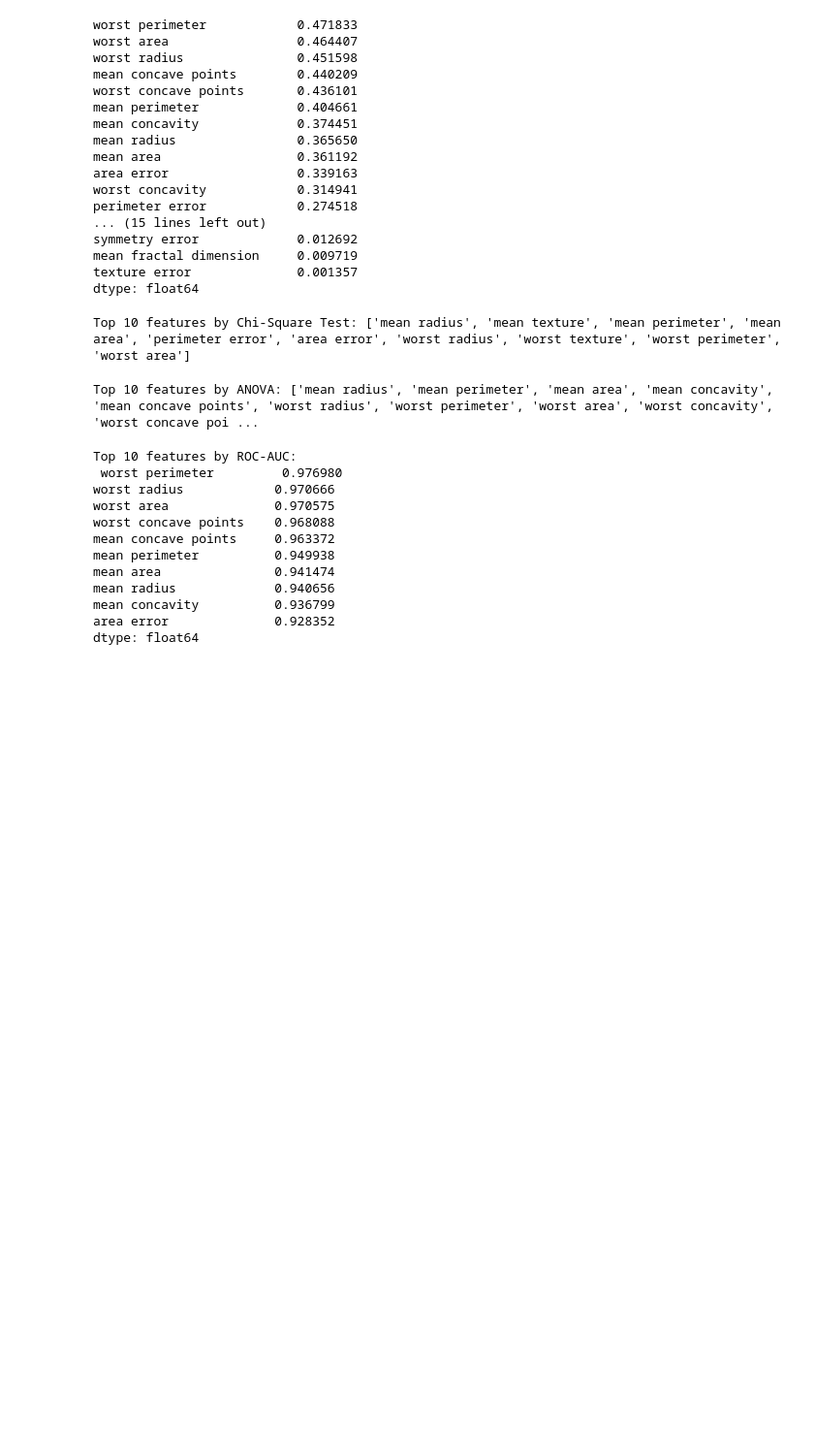
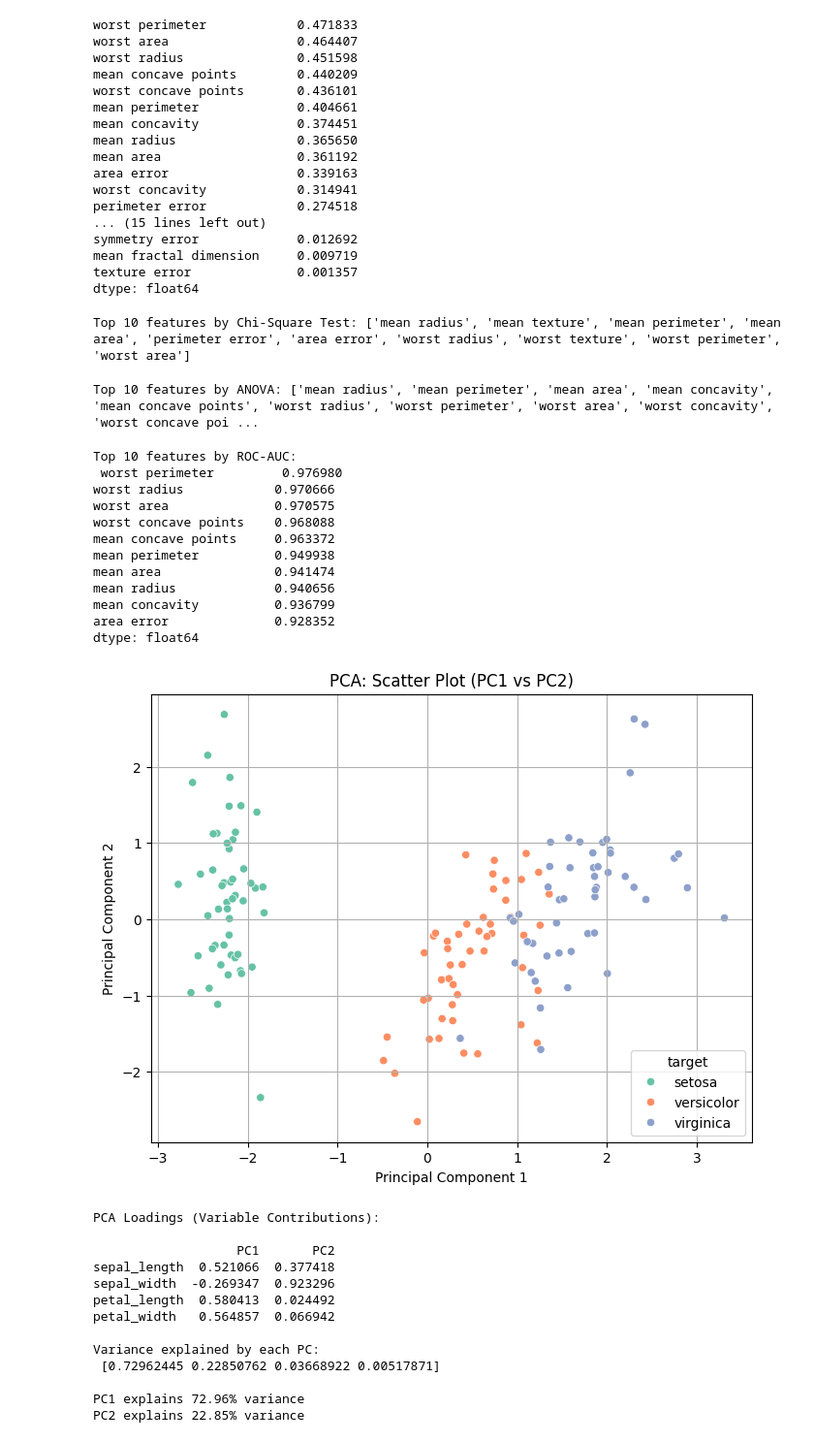
Before and after one commit to rajguru9889/ML_LAB, a Jupyter notebook: week_3&4.ipynb, the cells around one changed output. Shown: that part at 97% size. Cells and saved outputs as stored; diff of their text form; code cells hidden in the pictures; blank space fills up the shorter version.

```diff
--- a/week_3&4.ipynb
+++ b/week_3&4.ipynb
@@ -132,0 +143,47 @@ dtype: float64
+# %%
+df = sns.load_dataset("iris").dropna()
+
+X = df.select_dtypes(include=[np.number])
+scaler = StandardScaler()
+X_scaled = scaler.fit_transform(X)
+
+pca = PCA()
+X_pca = pca.fit_transform(X_scaled)
+
+pca_df = pd.DataFrame(data=X_pca, columns=[f"PC{i+1}" for i in range(X_pca.shape[1])])
+pca_df["target"] = df.iloc[:, -1] if "species" in df.columns else None
+
+plt.figure(figsize=(8,6))
+sns.scatterplot(data=pca_df, x="PC1", y="PC2", hue="target", palette="Set2")
+plt.title("PCA: Scatter Plot (PC1 vs PC2)")
+plt.xlabel("Principal Component 1")
+plt.ylabel("Principal Component 2")
+plt.grid(True)
+plt.show()
+
+loadings = pd.DataFrame(pca.components_.T,
+                        columns=[f"PC{i+1}" for i in range(len(X.columns))],
+                        index=X.columns)
+
+print("PCA Loadings (Variable Contributions):\n")
+print(loadings.iloc[:, :2])
+
+explained_var = pca.explained_variance_ratio_
+print("\nVariance explained by each PC:\n", explained_var)
+print(f"\nPC1 explains {explained_var[0]*100:.2f}% variance")
+print(f"PC2 explains {explained_var[1]*100:.2f}% variance")
+# %% [output]
+[figure, added]
+PCA Loadings (Variable Contributions):
+
+                   PC1       PC2
+sepal_length  0.521066  0.377418
+sepal_width  -0.269347  0.923296
+petal_length  0.580413  0.024492
+petal_width   0.564857  0.066942
+
+Variance explained by each PC:
+ [0.72962445 0.22850762 0.03668922 0.00517871]
+
+PC1 explains 72.96% variance
+PC2 explains 22.85% variance
```
Also changed, not shown: parts of 2 cells of this notebook.
